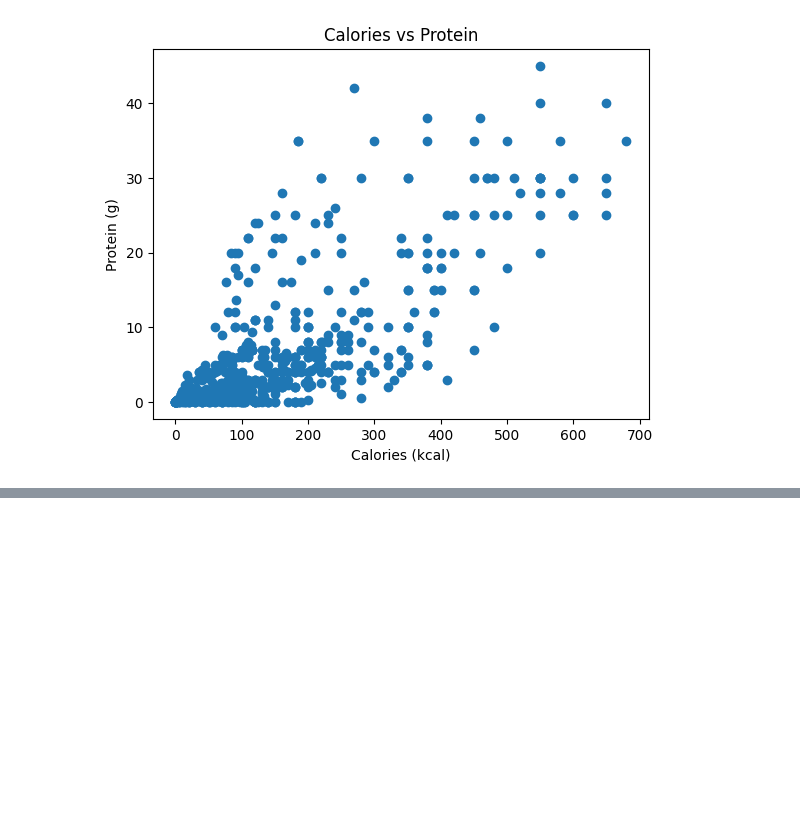
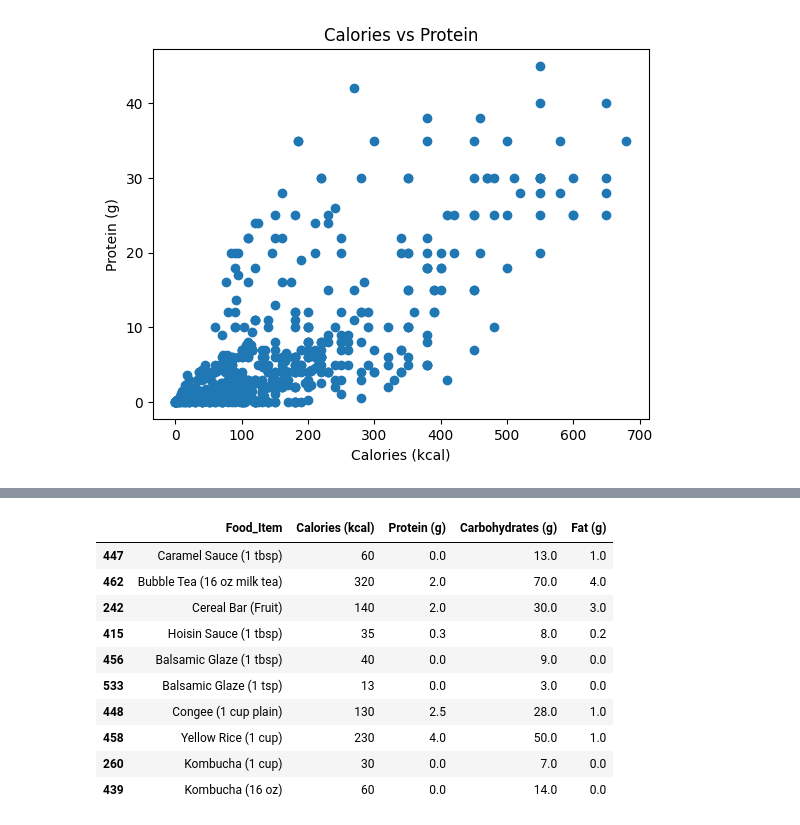
Before and after one commit to kamnakurre005-source/food_recommender, a Jupyter notebook: project1.ipynb, the cells around one changed output, grey strips where cells are left out. Drawn from its saved outputs; the diff is of its cells as text; code cells hidden in the pictures; blank space fills up the shorter version.

```diff
--- a/project1.ipynb
+++ b/project1.ipynb
@@ -157,0 +166,49 @@ print(classification_report(y_test, y_pred))
+# %%
+from sklearn.metrics.pairwise import cosine_similarity
+
+features = df[['Calories (kcal)','Protein (g)', 'Carbohydrates (g)', 'Fat (g)','Fiber (g)']]
+
+similarity_scores = cosine_similarity(features)
+
+def recommend_food(keyword):
+    # Find all foods containing the keyword
+    matched = df[df['Food_Item'].str.contains(keyword, case=False, na=False)]
+
+    if matched.empty:
+        return "No matching food items found."
+
+    # Take the first matching food as reference
+    idx = matched.index[0]
+
+    similar = list(enumerate(similarity_scores[idx]))
+    similar = sorted(similar, key=lambda x: x[1], reverse=True)
+
+    recommendations = []
+
+    # Add matching foods first
+    for i in matched.index:
+        recommendations.append(df.loc[i, ['Food_Item','Calories (kcal)','Protein (g)','Carbohydrates (g)','Fat (g)']])
+
+    # Then add similar foods
+    for i, score in similar:
+        if i not in matched.index:
+            recommendations.append(df.loc[i, ['Food_Item','Calories (kcal)','Protein (g)','Carbohydrates (g)','Fat (g)']])
+        if len(recommendations) == 10:
+            break
+
+    return pd.DataFrame(recommendations)
+# %%
+
+recommend_food('caramel')
+# %% [output]
+|  | Food_Item | Calories (kcal) | Protein (g) | Carbohydrates (g) | Fat (g) |
+| 447 | Caramel Sauce (1 tbsp) | 60 | 0.0 | 13.0 | 1.0 |
+| 462 | Bubble Tea (16 oz milk tea) | 320 | 2.0 | 70.0 | 4.0 |
+| 242 | Cereal Bar (Fruit) | 140 | 2.0 | 30.0 | 3.0 |
+| 415 | Hoisin Sauce (1 tbsp) | 35 | 0.3 | 8.0 | 0.2 |
+| 456 | Balsamic Glaze (1 tbsp) | 40 | 0.0 | 9.0 | 0.0 |
+| 533 | Balsamic Glaze (1 tsp) | 13 | 0.0 | 3.0 | 0.0 |
+| 448 | Congee (1 cup plain) | 130 | 2.5 | 28.0 | 1.0 |
+| 458 | Yellow Rice (1 cup) | 230 | 4.0 | 50.0 | 1.0 |
+| 260 | Kombucha (1 cup) | 30 | 0.0 | 7.0 | 0.0 |
+| 439 | Kombucha (16 oz) | 60 | 0.0 | 14.0 | 0.0 |
```
Also changed, not shown: parts of 2 cells of this notebook.
